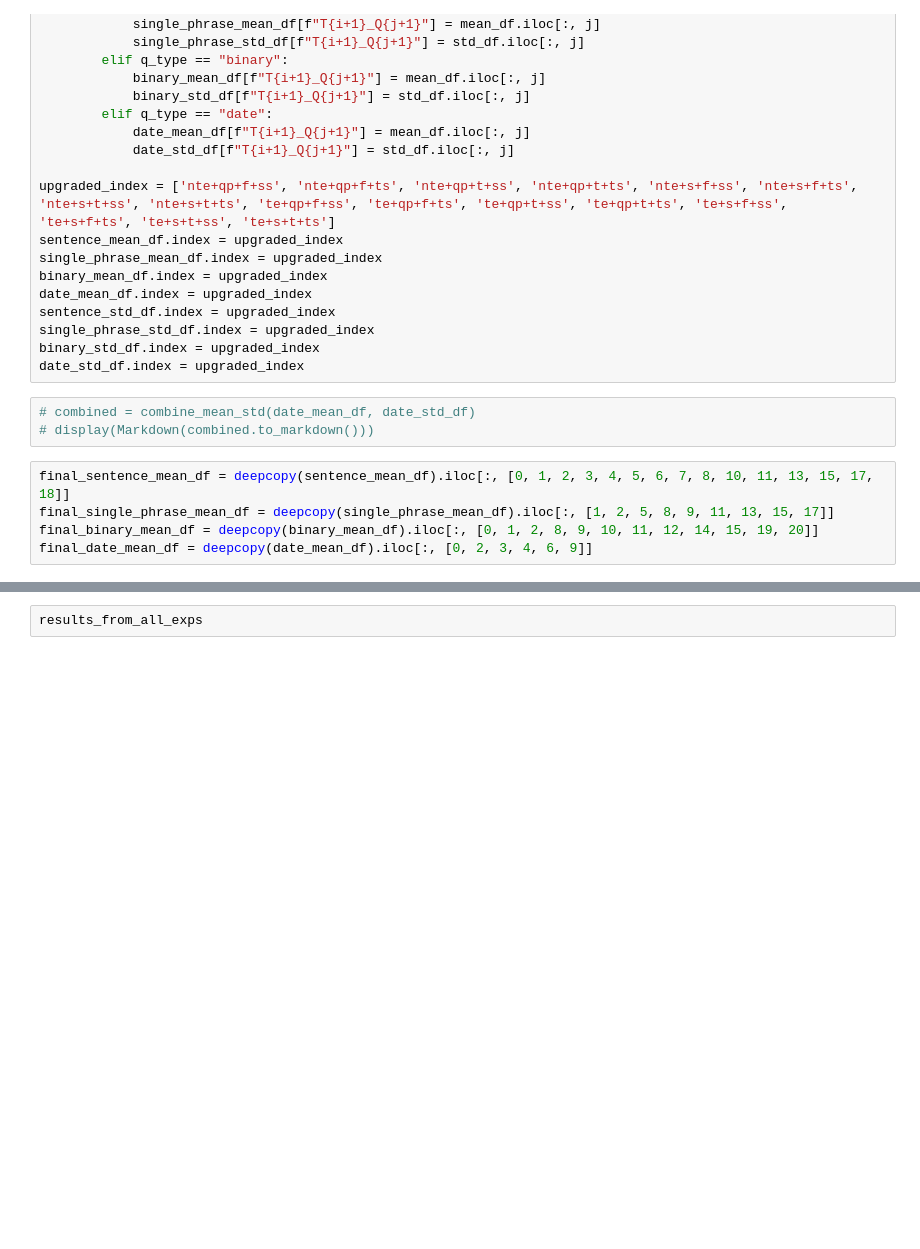
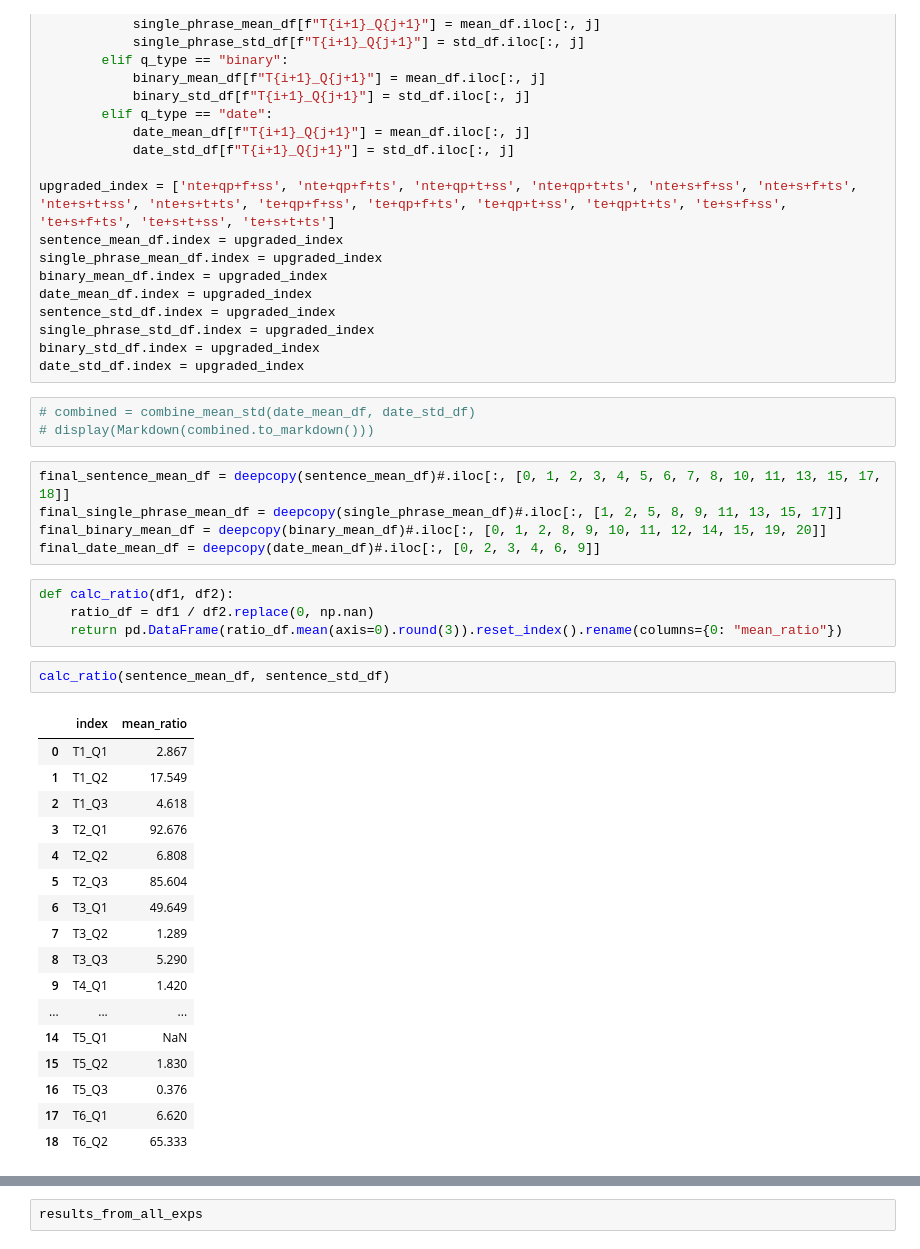
Before and after one commit to grzegorzZ1/masters_2025_nlp, a Jupyter notebook: kg/4_kg_analysis.ipynb, the cells around one changed output, grey strips where cells are left out. Drawn from its saved outputs; the diff is of its cells as text; blank space fills up the shorter version.

```diff
--- a/kg/4_kg_analysis.ipynb
+++ b/kg/4_kg_analysis.ipynb
@@ -1496,10 +1499,34 @@ date_std_df.index = upgraded_index
 # combined = combine_mean_std(date_mean_df, date_std_df)
 # display(Markdown(combined.to_markdown()))
 # %%
-final_sentence_mean_df = deepcopy(sentence_mean_df).iloc[:, [0, 1, 2, 3, 4, 5, 6, 7, 8, 10, 11, 13, 15, 17, 18]]
-final_single_phrase_mean_df = deepcopy(single_phrase_mean_df).iloc[:, [1, 2, 5, 8, 9, 11, 13, 15, 17]]
-final_binary_mean_df = deepcopy(binary_mean_df).iloc[:, [0, 1, 2, 8, 9, 10, 11, 12, 14, 15, 19, 20]]
-final_date_mean_df = deepcopy(date_mean_df).iloc[:, [0, 2, 3, 4, 6, 9]]
+final_sentence_mean_df = deepcopy(sentence_mean_df)#.iloc[:, [0, 1, 2, 3, 4, 5, 6, 7, 8, 10, 11, 13, 15, 17, 18]]
+final_single_phrase_mean_df = deepcopy(single_phrase_mean_df)#.iloc[:, [1, 2, 5, 8, 9, 11, 13, 15, 17]]
+final_binary_mean_df = deepcopy(binary_mean_df)#.iloc[:, [0, 1, 2, 8, 9, 10, 11, 12, 14, 15, 19, 20]]
+final_date_mean_df = deepcopy(date_mean_df)#.iloc[:, [0, 2, 3, 4, 6, 9]]
+# %%
+def calc_ratio(df1, df2):
+    ratio_df = df1 / df2.replace(0, np.nan)
+    return pd.DataFrame(ratio_df.mean(axis=0).round(3)).reset_index().rename(columns={0: "mean_ratio"})
+# %%
+calc_ratio(sentence_mean_df, sentence_std_df)
+# %% [output]
+|  | index | mean_ratio |
+| 0 | T1_Q1 | 2.867 |
+| 1 | T1_Q2 | 17.549 |
+| 2 | T1_Q3 | 4.618 |
+| 3 | T2_Q1 | 92.676 |
+| 4 | T2_Q2 | 6.808 |
+| 5 | T2_Q3 | 85.604 |
+| 6 | T3_Q1 | 49.649 |
+| 7 | T3_Q2 | 1.289 |
+| 8 | T3_Q3 | 5.290 |
+| 9 | T4_Q1 | 1.420 |
+| ... | ... | ... |
+| 14 | T5_Q1 | NaN |
+| 15 | T5_Q2 | 1.830 |
+| 16 | T5_Q3 | 0.376 |
+| 17 | T6_Q1 | 6.620 |
+| 18 | T6_Q2 | 65.333 |
 # %%
 df_index = list(final_sentence_mean_df.index)
 exp_doubles = []
```
Also changed, not shown: parts of 12 cells of this notebook, 6 other files.
